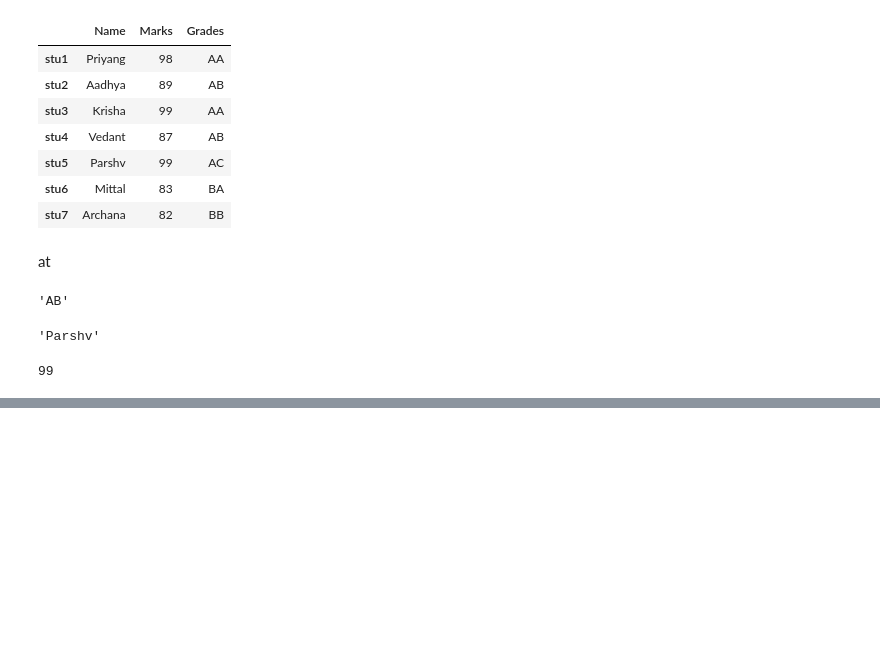
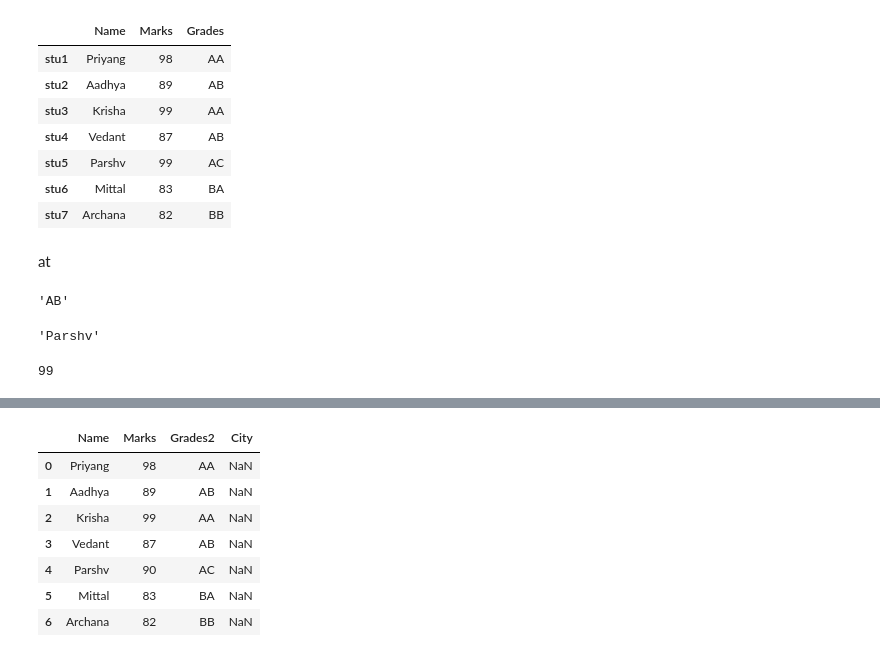
Before and after one commit to AseemGupta39/data_analytics_with_python, a Jupyter notebook: main.ipynb, the cells around one changed output, grey strips where cells are left out. Cells and saved outputs as stored; diff of their text form; code cells hidden in the pictures; blank space fills up the shorter version.

```diff
--- a/main.ipynb
+++ b/main.ipynb
@@ -677,0 +890,3 @@ df_from_dict3.at['stu5','Marks']
+# %%
+df_from_dict5['Grades2'] = ser_for_df
+df_from_dict5
@@ -677,0 +902,17 @@ df_from_dict3.at['stu5','Marks']
+# %%
+city_dict={'Anand':'Priyang','Ahmedabad':'Addhya',
+   'Nadiad':'Krisha','Baroda':'Vedant',
+   'khambhat':'Parshv',
+   'Khambhat':'Mittal','Ahmedabad1':'Archana'}
+df_from_dict5['City'] = city_dict
+df_from_dict5
+# city_dict
+# %% [output]
+|  | Name | Marks | Grades2 | City |
+| 0 | Priyang | 98 | AA | NaN |
+| 1 | Aadhya | 89 | AB | NaN |
+| 2 | Krisha | 99 | AA | NaN |
+| 3 | Vedant | 87 | AB | NaN |
+| 4 | Parshv | 90 | AC | NaN |
+| 5 | Mittal | 83 | BA | NaN |
+| 6 | Archana | 82 | BB | NaN |
```
Also changed, not shown: parts of 56 cells of this notebook, 1 other file.
